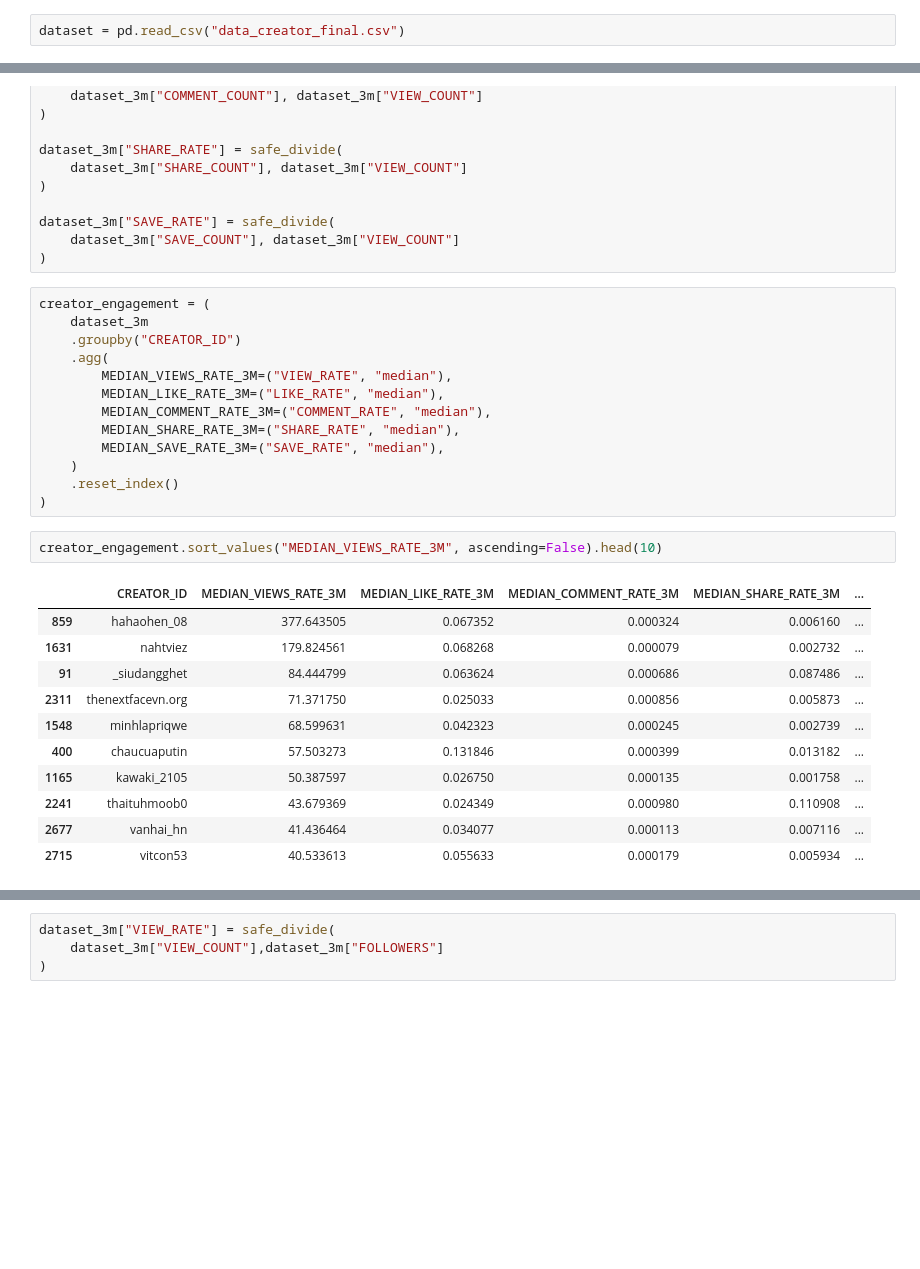
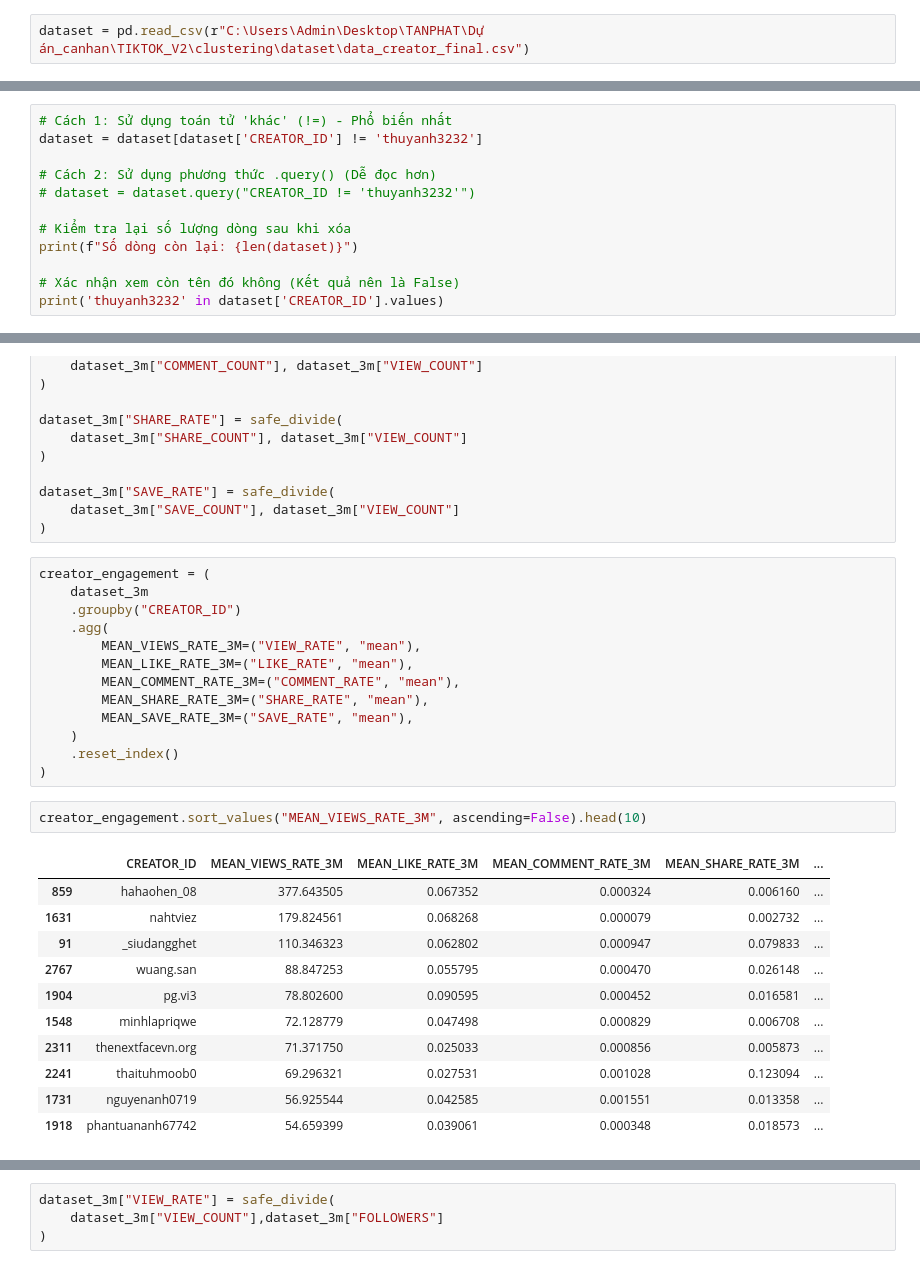
Before and after one commit to lamphat344961-alt/TIKTOK_crawl_V2, a Jupyter notebook: clustering/feature_engineering.ipynb, the cells around one changed output, grey strips where cells are left out. Saved outputs shown, nothing was run; the diff lists cells and outputs as text; blank space fills up the shorter version.

```diff
--- a/clustering/feature_engineering.ipynb
+++ b/clustering/feature_engineering.ipynb
@@ -2,7 +2,7 @@
 import pandas as pd
 import numpy as np
 # %%
-dataset = pd.read_csv("data_creator_final.csv")
+dataset = pd.read_csv(r"C:\Users\Admin\Desktop\TANPHAT\Dự án_canhan\TIKTOK_V2\clustering\dataset\data_creator_final.csv")
 # %%
 dataset.columns
 # %% [output]
@@ -14,0 +113,12 @@ Index(['CREATOR_ID', 'VIDEO_ID', 'CREATE_TIME', 'FOLLOWERS', 'FOLLOWING_COUNT',
+# %%
+# Cách 1: Sử dụng toán tử 'khác' (!=) - Phổ biến nhất
+dataset = dataset[dataset['CREATOR_ID'] != 'thuyanh3232']
+
+# Cách 2: Sử dụng phương thức .query() (Dễ đọc hơn)
+# dataset = dataset.query("CREATOR_ID != 'thuyanh3232'")
+
+# Kiểm tra lại số lượng dòng sau khi xóa
+print(f"Số dòng còn lại: {len(dataset)}")
+
+# Xác nhận xem còn tên đó không (Kết quả nên là False)
+print('thuyanh3232' in dataset['CREATOR_ID'].values)
@@ -246,28 +361,28 @@ creator_engagement = (
     dataset_3m
     .groupby("CREATOR_ID")
     .agg(
-        MEDIAN_VIEWS_RATE_3M=("VIEW_RATE", "median"),
-        MEDIAN_LIKE_RATE_3M=("LIKE_RATE", "median"),
-        MEDIAN_COMMENT_RATE_3M=("COMMENT_RATE", "median"),
-        MEDIAN_SHARE_RATE_3M=("SHARE_RATE", "median"),
-        MEDIAN_SAVE_RATE_3M=("SAVE_RATE", "median"),
+        MEAN_VIEWS_RATE_3M=("VIEW_RATE", "mean"),
+        MEAN_LIKE_RATE_3M=("LIKE_RATE", "mean"),
+        MEAN_COMMENT_RATE_3M=("COMMENT_RATE", "mean"),
+        MEAN_SHARE_RATE_3M=("SHARE_RATE", "mean"),
+        MEAN_SAVE_RATE_3M=("SAVE_RATE", "mean"),
     )
     .reset_index()
 )
 # %%
-creator_engagement.sort_values("MEDIAN_VIEWS_RATE_3M", ascending=False).head(10)
+creator_engagement.sort_values("MEAN_VIEWS_RATE_3M", ascending=False).head(10)
 # %% [output]
-|  | CREATOR_ID | MEDIAN_VIEWS_RATE_3M | MEDIAN_LIKE_RATE_3M | MEDIAN_COMMENT_RATE_3M | MEDIAN_SHARE_RATE_3M | ... |
+|  | CREATOR_ID | MEAN_VIEWS_RATE_3M | MEAN_LIKE_RATE_3M | MEAN_COMMENT_RATE_3M | MEAN_SHARE_RATE_3M | ... |
 | 859 | hahaohen_08 | 377.643505 | 0.067352 | 0.000324 | 0.006160 | ... |
 | 1631 | nahtviez | 179.824561 | 0.068268 | 0.000079 | 0.002732 | ... |
-| 91 | _siudangghet | 84.444799 | 0.063624 | 0.000686 | 0.087486 | ... |
+| 91 | _siudangghet | 110.346323 | 0.062802 | 0.000947 | 0.079833 | ... |
+| 2767 | wuang.san | 88.847253 | 0.055795 | 0.000470 | 0.026148 | ... |
+| 1904 | pg.vi3 | 78.802600 | 0.090595 | 0.000452 | 0.016581 | ... |
+| 1548 | minhlapriqwe | 72.128779 | 0.047498 | 0.000829 | 0.006708 | ... |
 | 2311 | thenextfacevn.org | 71.371750 | 0.025033 | 0.000856 | 0.005873 | ... |
-| 1548 | minhlapriqwe | 68.599631 | 0.042323 | 0.000245 | 0.002739 | ... |
-| 400 | chaucuaputin | 57.503273 | 0.131846 | 0.000399 | 0.013182 | ... |
-| 1165 | kawaki_2105 | 50.387597 | 0.026750 | 0.000135 | 0.001758 | ... |
-| 2241 | thaituhmoob0 | 43.679369 | 0.024349 | 0.000980 | 0.110908 | ... |
-| 2677 | vanhai_hn | 41.436464 | 0.034077 | 0.000113 | 0.007116 | ... |
-| 2715 | vitcon53 | 40.533613 | 0.055633 | 0.000179 | 0.005934 | ... |
+| 2241 | thaituhmoob0 | 69.296321 | 0.027531 | 0.001028 | 0.123094 | ... |
+| 1731 | nguyenanh0719 | 56.925544 | 0.042585 | 0.001551 | 0.013358 | ... |
+| 1918 | phantuananh67742 | 54.659399 | 0.039061 | 0.000348 | 0.018573 | ... |
 # %%
 creator_engagement.describe()
 # %% [output]
```
Also changed, not shown: parts of 27 cells of this notebook, 47 other files.
